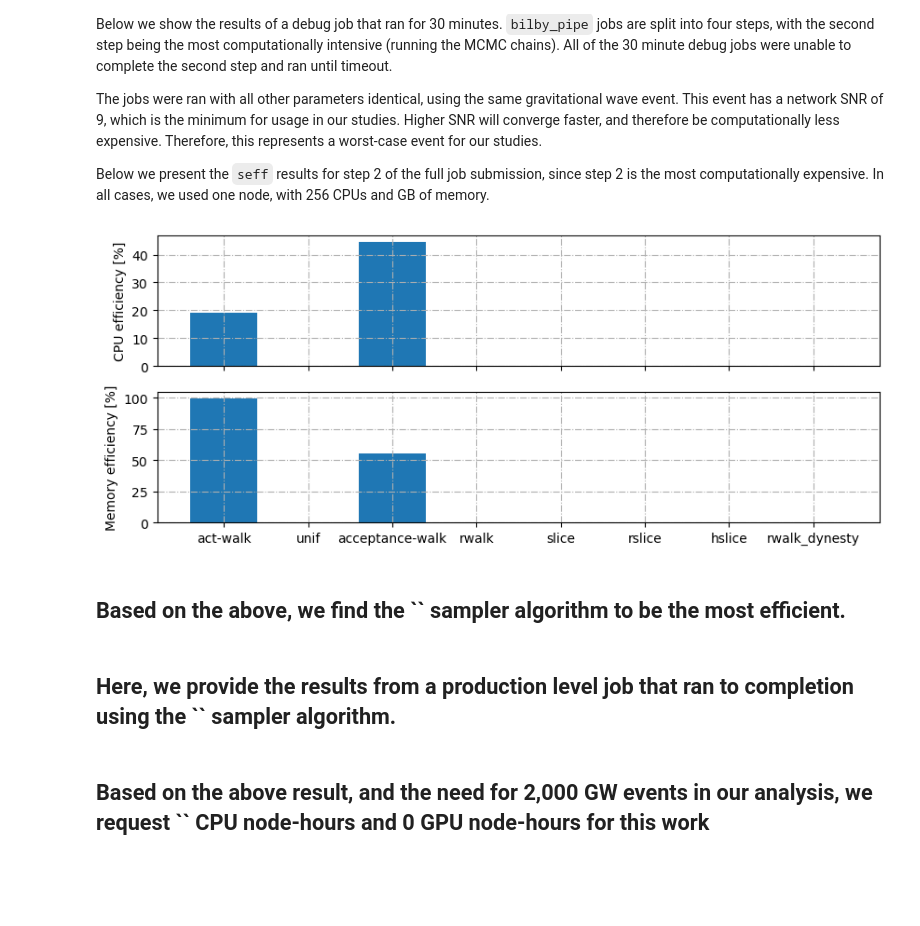
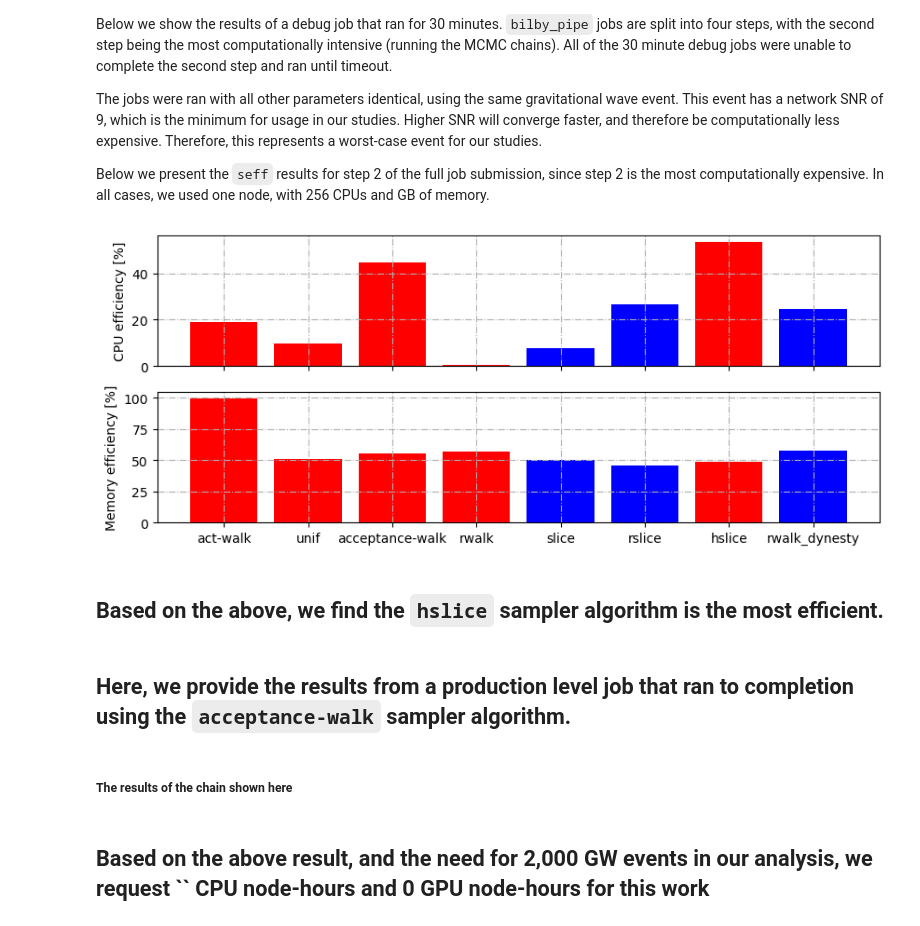
Before and after one commit to LSSTDESC/gwStreetlights, a Jupyter notebook: initialValidation/benchmarking.ipynb, the cells around one changed output. Drawn from its saved outputs; the diff is of its cells as text; code cells hidden in the pictures; blank space fills up the shorter version.

Commit message:
Adding initial results from benchmarking

```diff
--- a/initialValidation/benchmarking.ipynb
+++ b/initialValidation/benchmarking.ipynb
@@ -6,9 +6,10 @@ import pandas as pd
 import matplotlib.pyplot as plt
 # %%
 algorithms = ["act-walk","unif","acceptance-walk","rwalk","slice","rslice","hslice","rwalk_dynesty"] # Algorithm name
-cpu = [18.96,0,44.61,0,0,0,0,0] # CPU efficiency [%]
-memory = [99.72,0,55.33,0,0,0,0,0] # Memory efficiency [%]
-jobIDs = [37802468,0,37870741,0,0,0,0,0] # The jobIDs here
+cpu = [18.96,9.65,44.61,0.52,7.75,26.42,53.59,24.55,] # CPU efficiency [%]
+memory = [99.72,50.79,55.33,56.85,50.18,45.36,48.89,57.44] # Memory efficiency [%]
+jobIDs = [37802468,37872626,37870741,37873698,37874103,37874301,37874598,37874646] # The jobIDs
+color = ["red"]*4+["blue"]*2 + ["red"] + ["blue"]
 # %% [markdown]
 ## Here, we have the results for the same sampler settings, and different algorithms.
 
@@ -26,20 +27,22 @@ Below we present the `seff` results for step 2 of the full job submission, since
 # %%
 fig,axs = plt.subplots(2,1,figsize=[10,4],sharex=True)
 
-axs[0].bar(algorithms,cpu)
+axs[0].bar(algorithms,cpu,color=color)
 axs[0].set_ylabel("CPU efficiency [%]")
 
 
-axs[1].bar(algorithms,memory)
+axs[1].bar(algorithms,memory,color=color)
 axs[1].set_ylabel("Memory efficiency [%]")
 
 for ax in axs:
     ax.grid(ls="-.")
 # %% [output]
-[figure, old version]
+[figure, new version]
 # %% [markdown]
-## Based on the above, we find the `` sampler algorithm to be the most efficient.
+## Based on the above, we find the `hslice` sampler algorithm is the most efficient.
 # %% [markdown]
-## Here, we provide the results from a production level job that ran to completion using the `` sampler algorithm.
+## Here, we provide the results from a production level job that ran to completion using the `acceptance-walk` sampler algorithm.
+# %% [markdown]
+##### The results of the chain shown here
 # %% [markdown]
 ## Based on the above result, and the need for 2,000 GW events in our analysis, we request `` CPU node-hours and 0 GPU node-hours for this work
```
